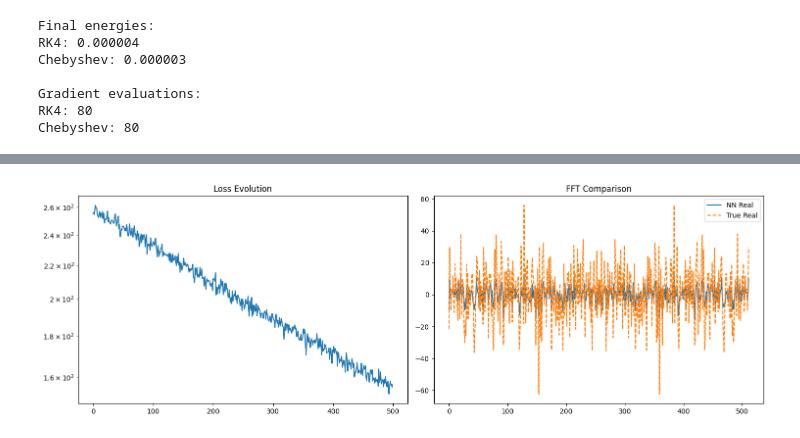
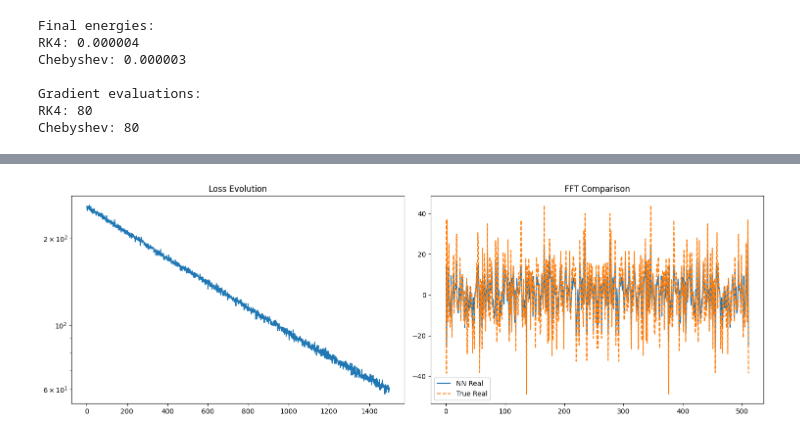
Before and after one commit to falseywinchnet/AI_STUFF, a Jupyter notebook: RCO.ipynb, the cells around one changed output, grey strips where cells are left out. Cells and saved outputs as stored; diff of their text form; code cells hidden in the pictures.

```diff
--- a/RCO.ipynb
+++ b/RCO.ipynb
@@ -744,7 +744,7 @@ class RCO:
 model = DFTNetwork()
 optimizer = RCO(model)
 
-n_epochs = 500
+n_epochs = 1500
 losses = []
 
 def generate_fft_data(batch_size=32):
@@ -821,7 +821,7 @@ model_adam = DFTNetwork()
 # Two optimizers
 adam_opt = torch.optim.Adam(model_adam.parameters(), lr=1e-3)
 losses_adam = []
-n_epochs = 500
+n_epochs = 1500
 
 def generate_fft_data(batch_size=32):
     x = torch.randn(batch_size, 512)
@@ -880 +880 @@ Adam Loss: 156.599915
-[figure, old version]
+[figure, new version]
```
Also changed, not shown: parts of 3 cells of this notebook.
